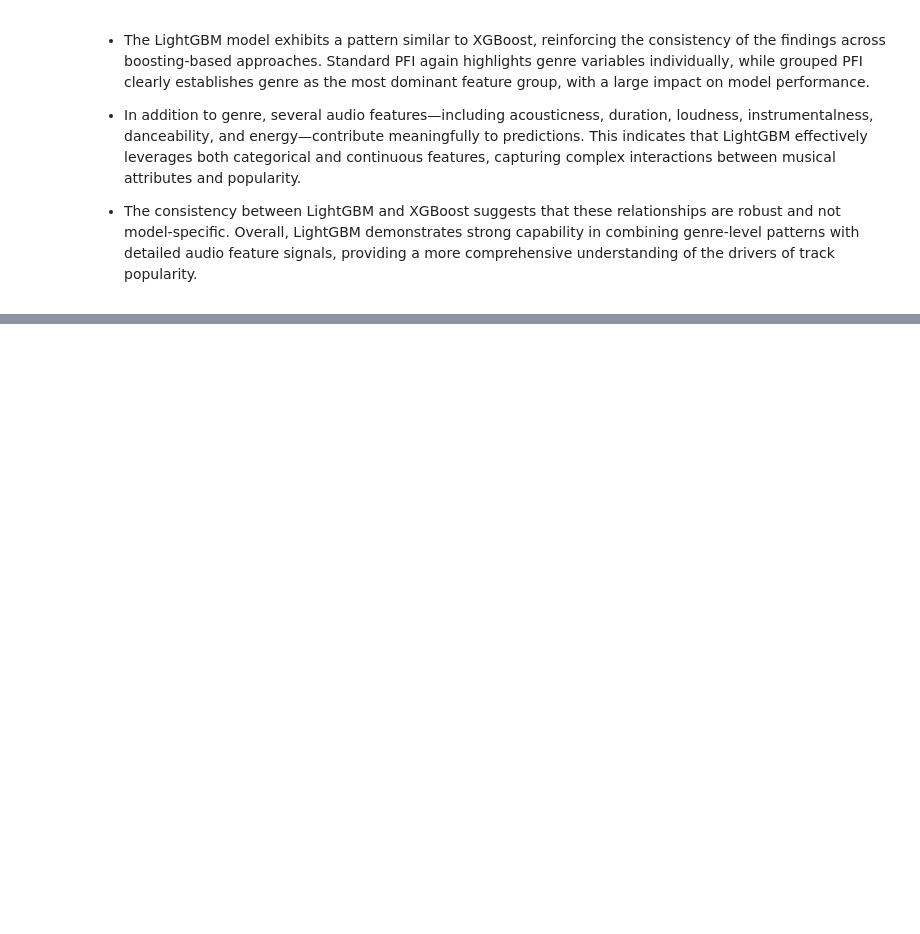
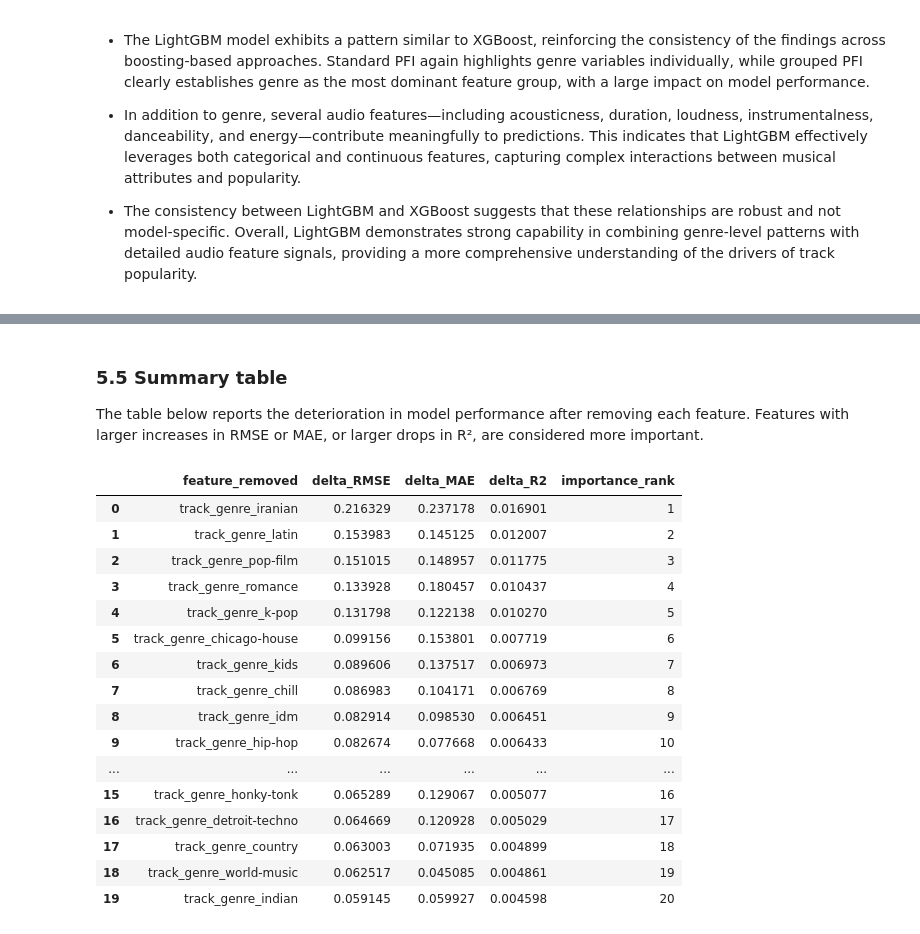
Before and after one commit to Hrithik-Kannan-Krishnan/SoundCheck, a Jupyter notebook: notebooks/spotify_xai.ipynb, the cells around one changed output, grey strips where cells are left out. Drawn from its saved outputs; the diff is of its cells as text; code cells hidden in the pictures; blank space fills up the shorter version.

```diff
--- a/notebooks/spotify_xai.ipynb
+++ b/notebooks/spotify_xai.ipynb
@@ -424,0 +713,33 @@ Top 15 features by standard PFI (r2) — RandomForest
+# %% [markdown]
+### 5.5 Summary table
+
+The table below reports the deterioration in model performance after removing each feature. Features with larger increases in RMSE or MAE, or larger drops in R², are considered more important.
+# %%
+summary_table = loco_results[[
+    'feature_removed',
+    'delta_RMSE',
+    'delta_MAE',
+    'delta_R2'
+]].copy()
+
+summary_table['importance_rank'] = range(1, len(summary_table) + 1)
+
+summary_table.head(20)
+# %% [output]
+|  | feature_removed | delta_RMSE | delta_MAE | delta_R2 | importance_rank |
+| 0 | track_genre_iranian | 0.216329 | 0.237178 | 0.016901 | 1 |
+| 1 | track_genre_latin | 0.153983 | 0.145125 | 0.012007 | 2 |
+| 2 | track_genre_pop-film | 0.151015 | 0.148957 | 0.011775 | 3 |
+| 3 | track_genre_romance | 0.133928 | 0.180457 | 0.010437 | 4 |
+| 4 | track_genre_k-pop | 0.131798 | 0.122138 | 0.010270 | 5 |
+| 5 | track_genre_chicago-house | 0.099156 | 0.153801 | 0.007719 | 6 |
+| 6 | track_genre_kids | 0.089606 | 0.137517 | 0.006973 | 7 |
+| 7 | track_genre_chill | 0.086983 | 0.104171 | 0.006769 | 8 |
+| 8 | track_genre_idm | 0.082914 | 0.098530 | 0.006451 | 9 |
+| 9 | track_genre_hip-hop | 0.082674 | 0.077668 | 0.006433 | 10 |
+| ... | ... | ... | ... | ... | ... |
+| 15 | track_genre_honky-tonk | 0.065289 | 0.129067 | 0.005077 | 16 |
+| 16 | track_genre_detroit-techno | 0.064669 | 0.120928 | 0.005029 | 17 |
+| 17 | track_genre_country | 0.063003 | 0.071935 | 0.004899 | 18 |
+| 18 | track_genre_world-music | 0.062517 | 0.045085 | 0.004861 | 19 |
+| 19 | track_genre_indian | 0.059145 | 0.059927 | 0.004598 | 20 |
```
Also changed, not shown: parts of 35 cells of this notebook.
